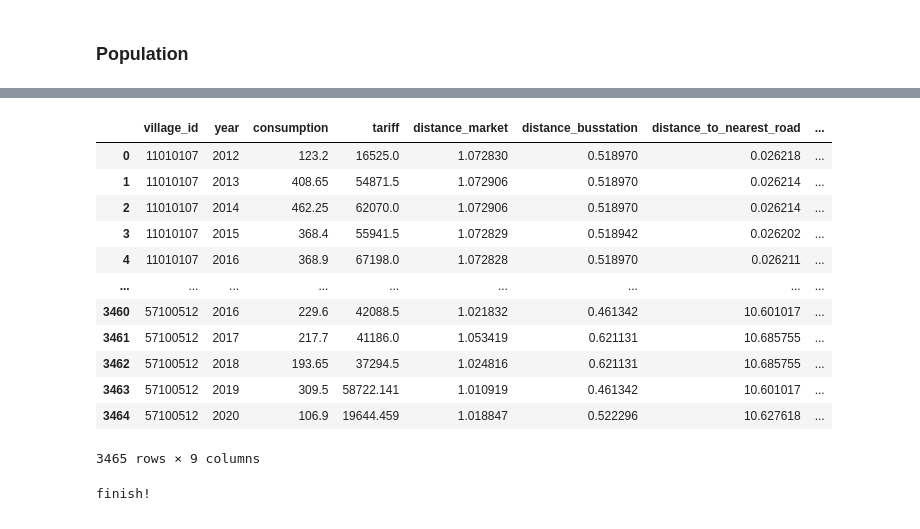
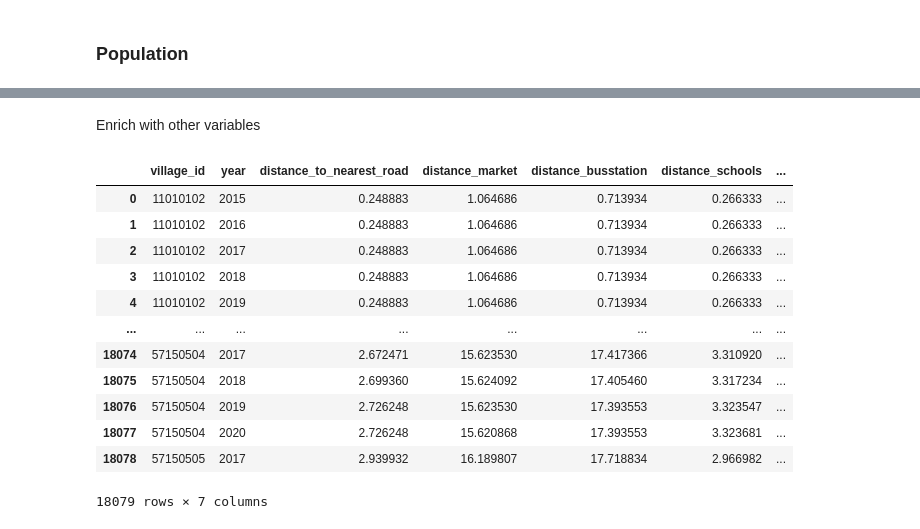
Before and after one commit to ekohgenius/phd_research_rwanda_analysis, a Jupyter notebook: data_exploration.ipynb, the cells around one changed output, grey strips where cells are left out. Saved outputs shown, nothing was run; the diff lists cells and outputs as text; code cells hidden in the pictures.

```diff
--- a/data_exploration.ipynb
+++ b/data_exploration.ipynb
@@ -1269,16 +960,0 @@ final_non_res_df["year"] = final_non_res_df["year"].astype("str")
-# %%
-final_non_res_df
-# %% [output]
-|  | village_id | year | consumption | tariff | distance_market | distance_busstation | distance_to_nearest_road | ... |
-| 0 | 11010107 | 2012 | 123.2 | 16525.0 | 1.072830 | 0.518970 | 0.026218 | ... |
-| 1 | 11010107 | 2013 | 408.65 | 54871.5 | 1.072906 | 0.518970 | 0.026214 | ... |
-| 2 | 11010107 | 2014 | 462.25 | 62070.0 | 1.072906 | 0.518970 | 0.026214 | ... |
-| 3 | 11010107 | 2015 | 368.4 | 55941.5 | 1.072829 | 0.518942 | 0.026202 | ... |
-| 4 | 11010107 | 2016 | 368.9 | 67198.0 | 1.072828 | 0.518970 | 0.026211 | ... |
-| ... | ... | ... | ... | ... | ... | ... | ... | ... |
-| 3460 | 57100512 | 2016 | 229.6 | 42088.5 | 1.021832 | 0.461342 | 10.601017 | ... |
-| 3461 | 57100512 | 2017 | 217.7 | 41186.0 | 1.053419 | 0.621131 | 10.685755 | ... |
-| 3462 | 57100512 | 2018 | 193.65 | 37294.5 | 1.024816 | 0.621131 | 10.685755 | ... |
-| 3463 | 57100512 | 2019 | 309.5 | 58722.141 | 1.010919 | 0.461342 | 10.601017 | ... |
-| 3464 | 57100512 | 2020 | 106.9 | 19644.459 | 1.018847 | 0.522296 | 10.627618 | ... |
-3465 rows × 9 columns
@@ -1293,4 +961,18 @@ final_non_res_df = pd.merge(final_non_res_df, landcover, how="outer", on = ["vil
-# %%
-print("finish!")
-# %% [output]
-finish!
+# %% [markdown]
+Enrich with other variables
+# %%
+non_res_final_df
+# %% [output]
+|  | village_id | year | distance_to_nearest_road | distance_market | distance_busstation | distance_schools | ... |
+| 0 | 11010102 | 2015 | 0.248883 | 1.064686 | 0.713934 | 0.266333 | ... |
+| 1 | 11010102 | 2016 | 0.248883 | 1.064686 | 0.713934 | 0.266333 | ... |
+| 2 | 11010102 | 2017 | 0.248883 | 1.064686 | 0.713934 | 0.266333 | ... |
+| 3 | 11010102 | 2018 | 0.248883 | 1.064686 | 0.713934 | 0.266333 | ... |
+| 4 | 11010102 | 2019 | 0.248883 | 1.064686 | 0.713934 | 0.266333 | ... |
+| ... | ... | ... | ... | ... | ... | ... | ... |
+| 18074 | 57150504 | 2017 | 2.672471 | 15.623530 | 17.417366 | 3.310920 | ... |
+| 18075 | 57150504 | 2018 | 2.699360 | 15.624092 | 17.405460 | 3.317234 | ... |
+| 18076 | 57150504 | 2019 | 2.726248 | 15.623530 | 17.393553 | 3.323547 | ... |
+| 18077 | 57150504 | 2020 | 2.726248 | 15.620868 | 17.393553 | 3.323681 | ... |
+| 18078 | 57150505 | 2017 | 2.939932 | 16.189807 | 17.718834 | 2.966982 | ... |
+18079 rows × 7 columns
```
Also changed, not shown: parts of 59 cells of this notebook, 1 other file.
